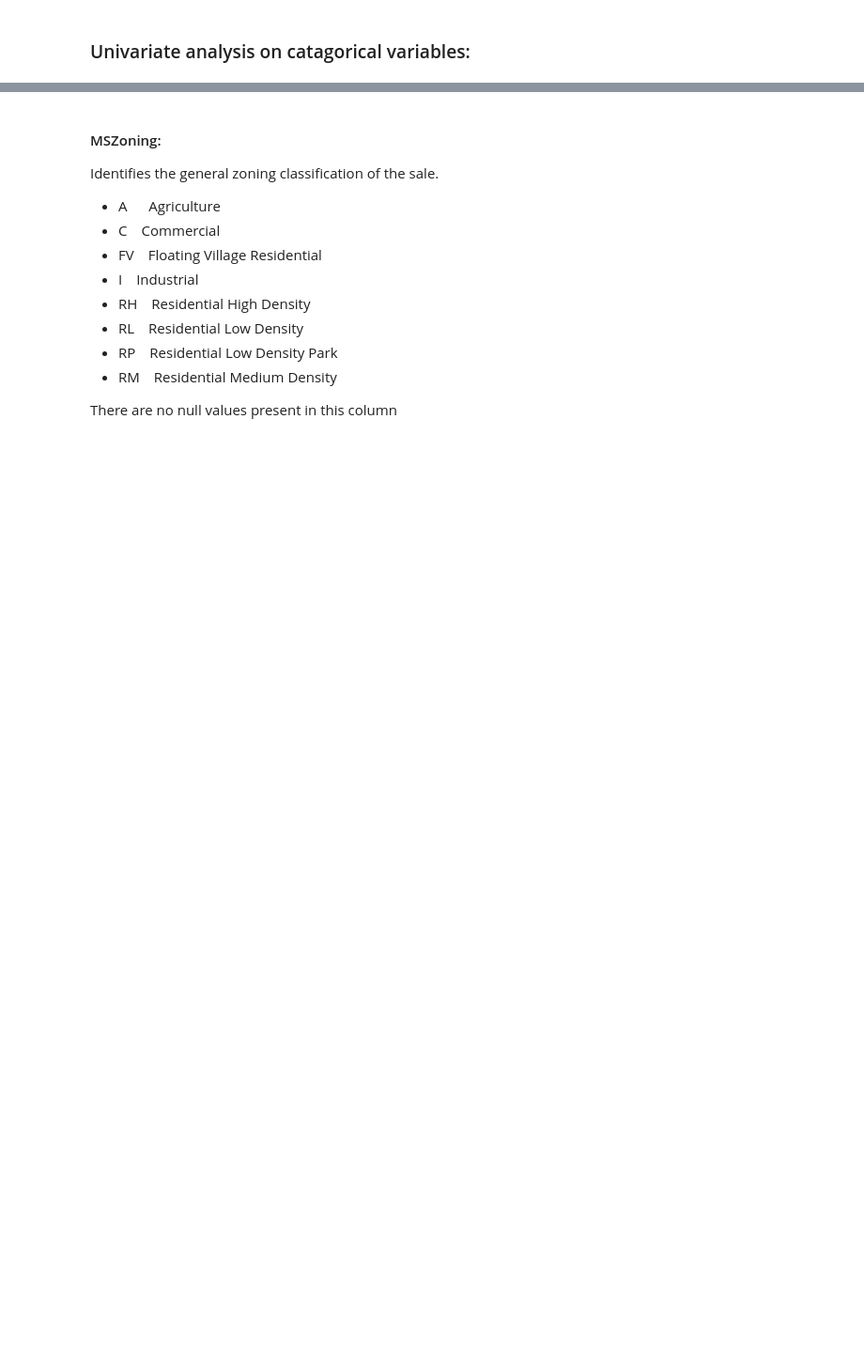
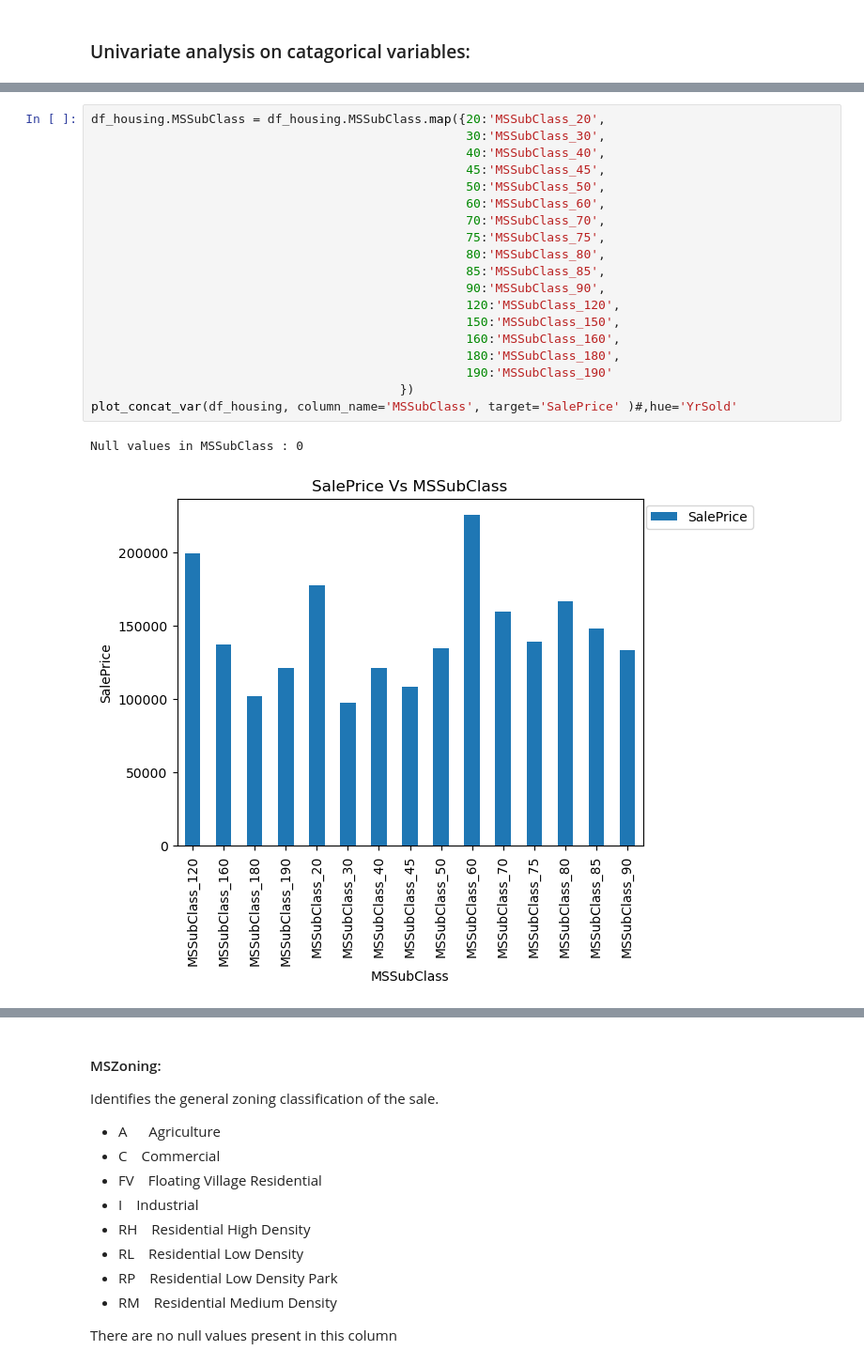
Before and after one commit to bhanu481/Surprise-Housing-Australia, a Jupyter notebook: Surprise-Housing-Australia.ipynb, the cells around one changed output, grey strips where cells are left out. Shown at 94% size. Cells and saved outputs as stored; diff of their text form; blank space fills up the shorter version.

```diff
--- a/Surprise-Housing-Australia.ipynb
+++ b/Surprise-Housing-Australia.ipynb
@@ -1122,0 +1169,22 @@ And there is no null value present in this column
+# %%
+df_housing.MSSubClass = df_housing.MSSubClass.map({20:'MSSubClass_20',
+                                                   30:'MSSubClass_30',
+                                                   40:'MSSubClass_40',
+                                                   45:'MSSubClass_45',
+                                                   50:'MSSubClass_50',
+                                                   60:'MSSubClass_60',
+                                                   70:'MSSubClass_70',
+                                                   75:'MSSubClass_75',
+                                                   80:'MSSubClass_80',
+                                                   85:'MSSubClass_85',
+                                                   90:'MSSubClass_90',
+                                                   120:'MSSubClass_120',
+                                                   150:'MSSubClass_150',
+                                                   160:'MSSubClass_160',
+                                                   180:'MSSubClass_180',
+                                                   190:'MSSubClass_190'
+                                          })
+plot_concat_var(df_housing, column_name='MSSubClass', target='SalePrice' )#,hue='YrSold'
+# %% [output]
+Null values in MSSubClass : 0
+[figure, added]
```
Also changed, not shown: parts of 45 cells of this notebook.
